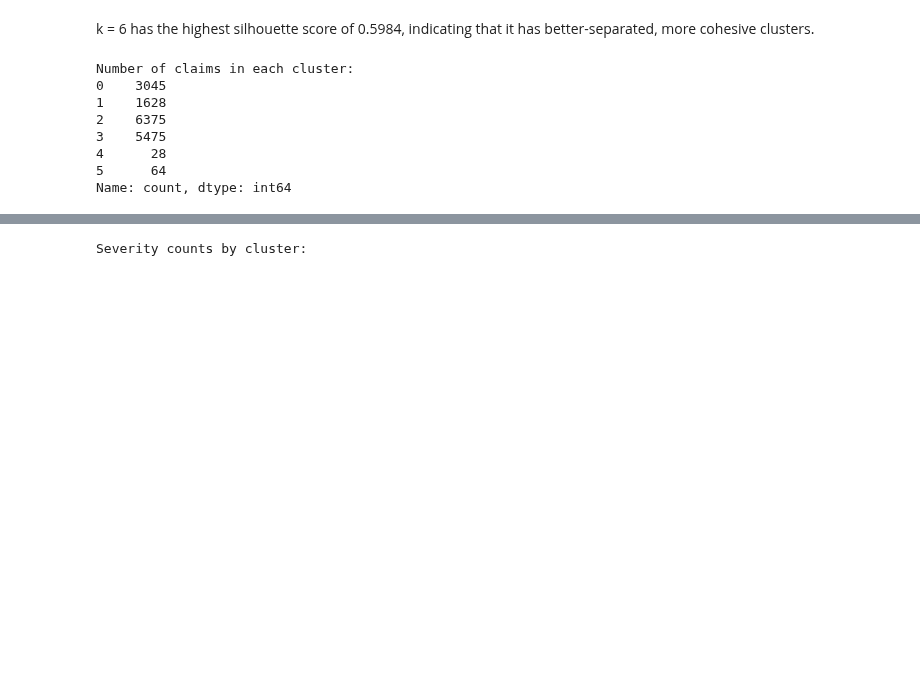
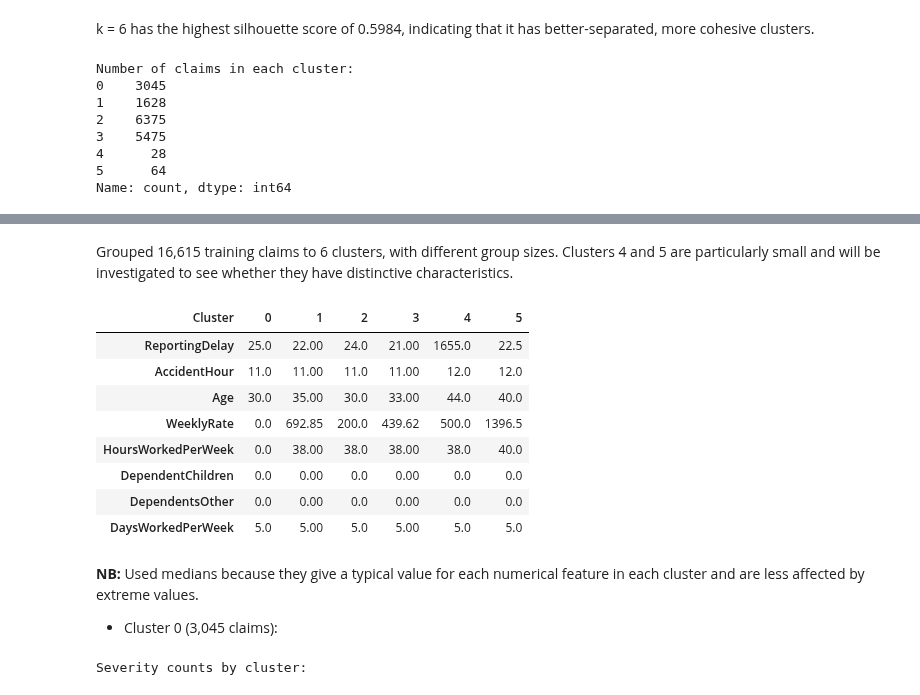
Before and after one commit to PerisN/Final_Capstone_Project, a Jupyter notebook: project.ipynb, the cells around one changed output, grey strips where cells are left out. Drawn from its saved outputs; the diff is of its cells as text; code cells hidden in the pictures; blank space fills up the shorter version.

```diff
--- a/project.ipynb
+++ b/project.ipynb
@@ -2094,0 +2097,10 @@ Name: count, dtype: int64
+# %%
+# Attach the existing K-Means cluster labels to the original training data
+
+kmeans_interpretation = model_df.loc[train_mask].copy()
+
+kmeans_interpretation["Cluster"] = train_clusters
+
+# Check that the rows match
+print(kmeans_interpretation.shape)
+print(kmeans_interpretation["Cluster"].value_counts().sort_index())
@@ -2095,3 +2117,40 @@ Name: count, dtype: int64
+# %% [markdown]
+Grouped 16,615 training claims to 6 clusters, with different group sizes. Clusters 4 and 5 are particularly small and will be investigated to see whether they have distinctive characteristics.
+# %%
+# Compare the numerical features across clusters
+# Select numerical input features
+numeric_cols = kmeans_interpretation.select_dtypes(
+    include="number"
+).columns.tolist()
+
+numeric_cols = [
+    col for col in numeric_cols
+    if col not in ["Incurred", "InitialCaseEstimate", "Cluster"]
+]
+
+# Compare median feature values across clusters
+cluster_numeric_profile = (
+    kmeans_interpretation
+    .groupby("Cluster")[numeric_cols]
+    .median()
+    .T
+)
+
+display(cluster_numeric_profile.round(2))
+# %% [output]
+| Cluster | 0 | 1 | 2 | 3 | 4 | 5 |
+| ReportingDelay | 25.0 | 22.00 | 24.0 | 21.00 | 1655.0 | 22.5 |
+| AccidentHour | 11.0 | 11.00 | 11.0 | 11.00 | 12.0 | 12.0 |
+| Age | 30.0 | 35.00 | 30.0 | 33.00 | 44.0 | 40.0 |
+| WeeklyRate | 0.0 | 692.85 | 200.0 | 439.62 | 500.0 | 1396.5 |
+| HoursWorkedPerWeek | 0.0 | 38.00 | 38.0 | 38.00 | 38.0 | 40.0 |
+| DependentChildren | 0.0 | 0.00 | 0.0 | 0.00 | 0.0 | 0.0 |
+| DependentsOther | 0.0 | 0.00 | 0.0 | 0.00 | 0.0 | 0.0 |
+| DaysWorkedPerWeek | 5.0 | 5.00 | 5.0 | 5.00 | 5.0 | 5.0 |
+# %% [markdown]
+**NB:** Used medians because they give a typical value for each numerical feature in each cluster and are less affected by extreme values.
+
+- Cluster 0 (3,045 claims):
 # %%
 # Examine severity distribution in each cluster
 # check whether the clusters contain different proportions of Low, Medium, and High severity claims
```
Also changed, not shown: parts of 6 cells of this notebook.
